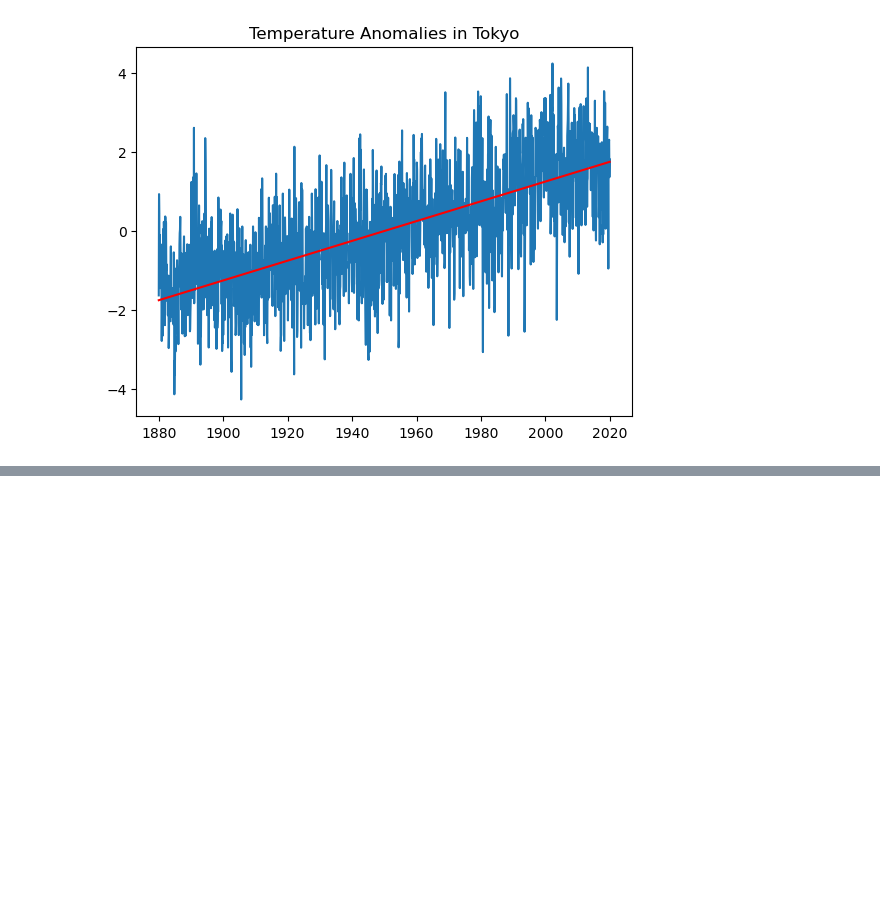
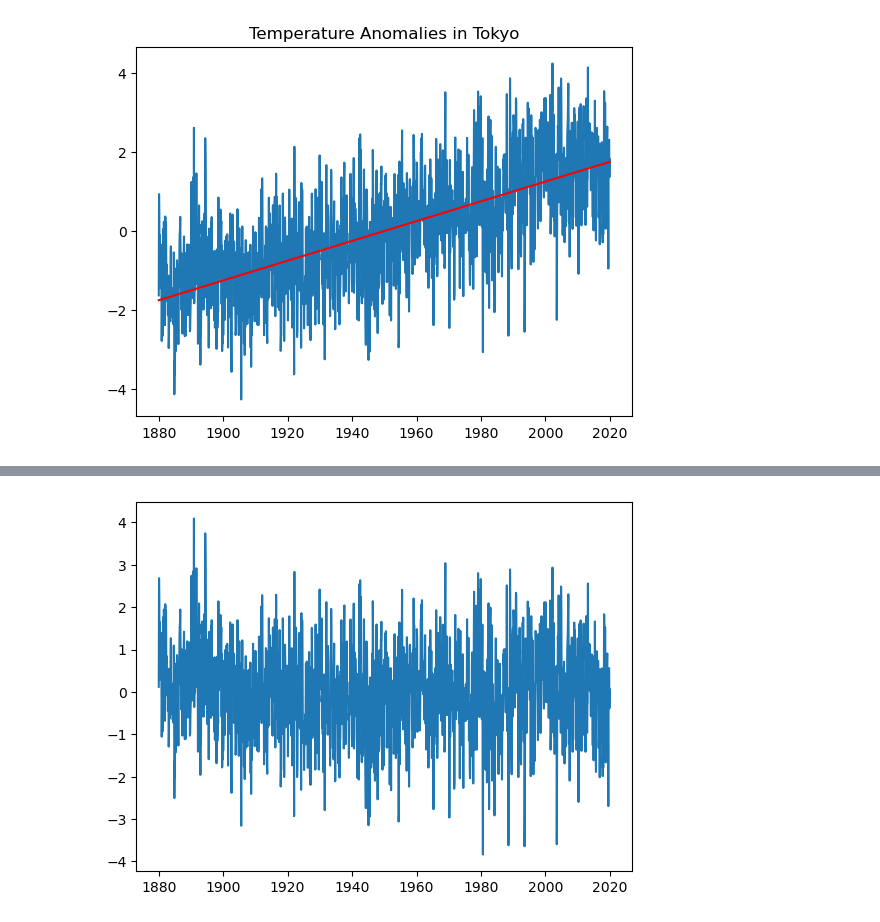
Before and after one commit to imkanata/my_first_python, a Jupyter notebook: python_basic/ca_5/5_1.ipynb, the cells around one changed output, grey strips where cells are left out. Cells and saved outputs as stored; diff of their text form; code cells hidden in the pictures; blank space fills up the shorter version.

```diff
--- a/python_basic/ca_5/5_1.ipynb
+++ b/python_basic/ca_5/5_1.ipynb
@@ -52,0 +63,8 @@ plt.show()
+# %%
+from scipy import signal
+
+detrended_tempa_scipy = signal.detrend(tempa)
+plt.plot(mon,detrended_tempa_scipy)
+plt.show()
+# %% [output]
+[figure, added]
```
Also changed, not shown: parts of 6 cells of this notebook, 2 other files.
